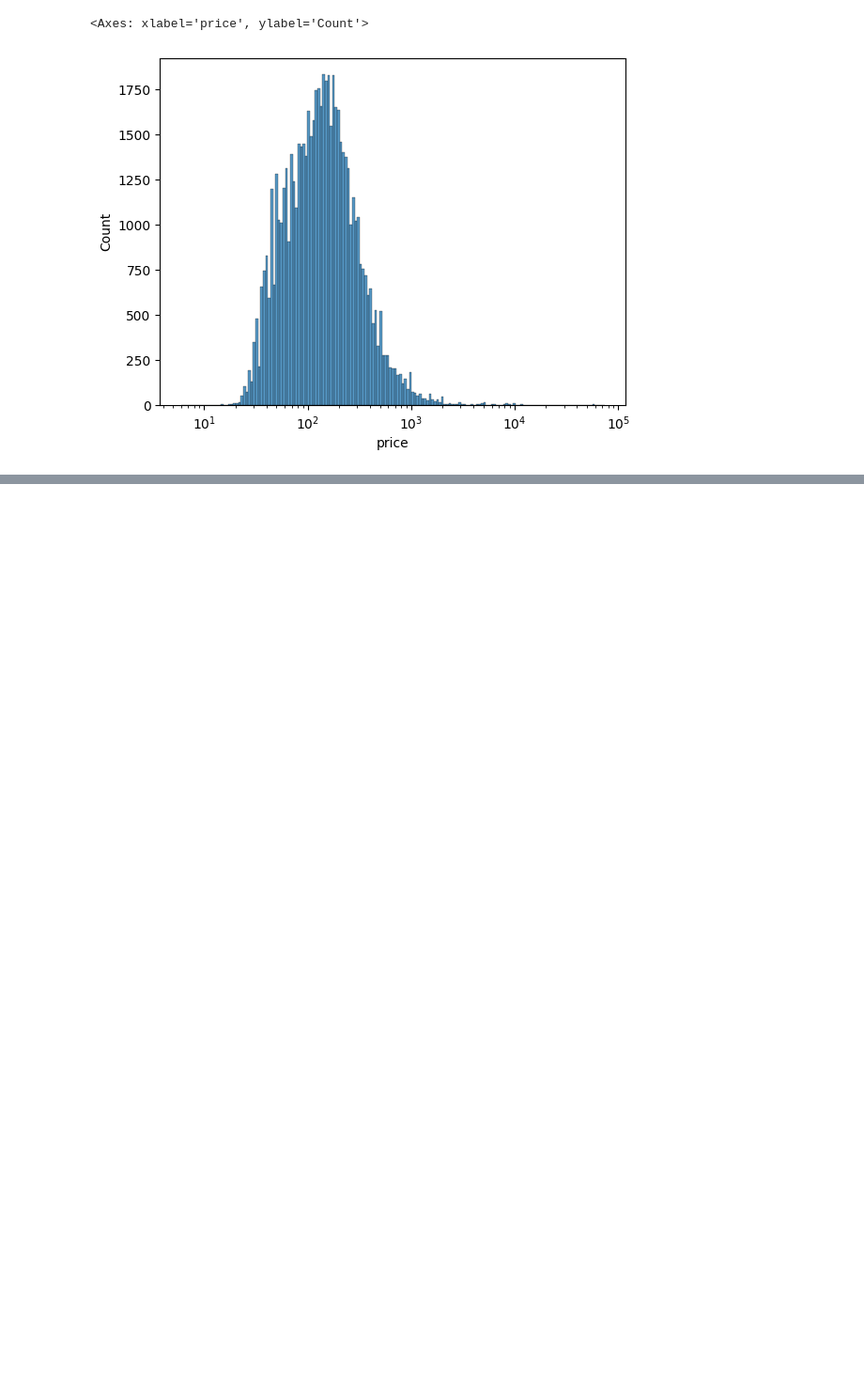
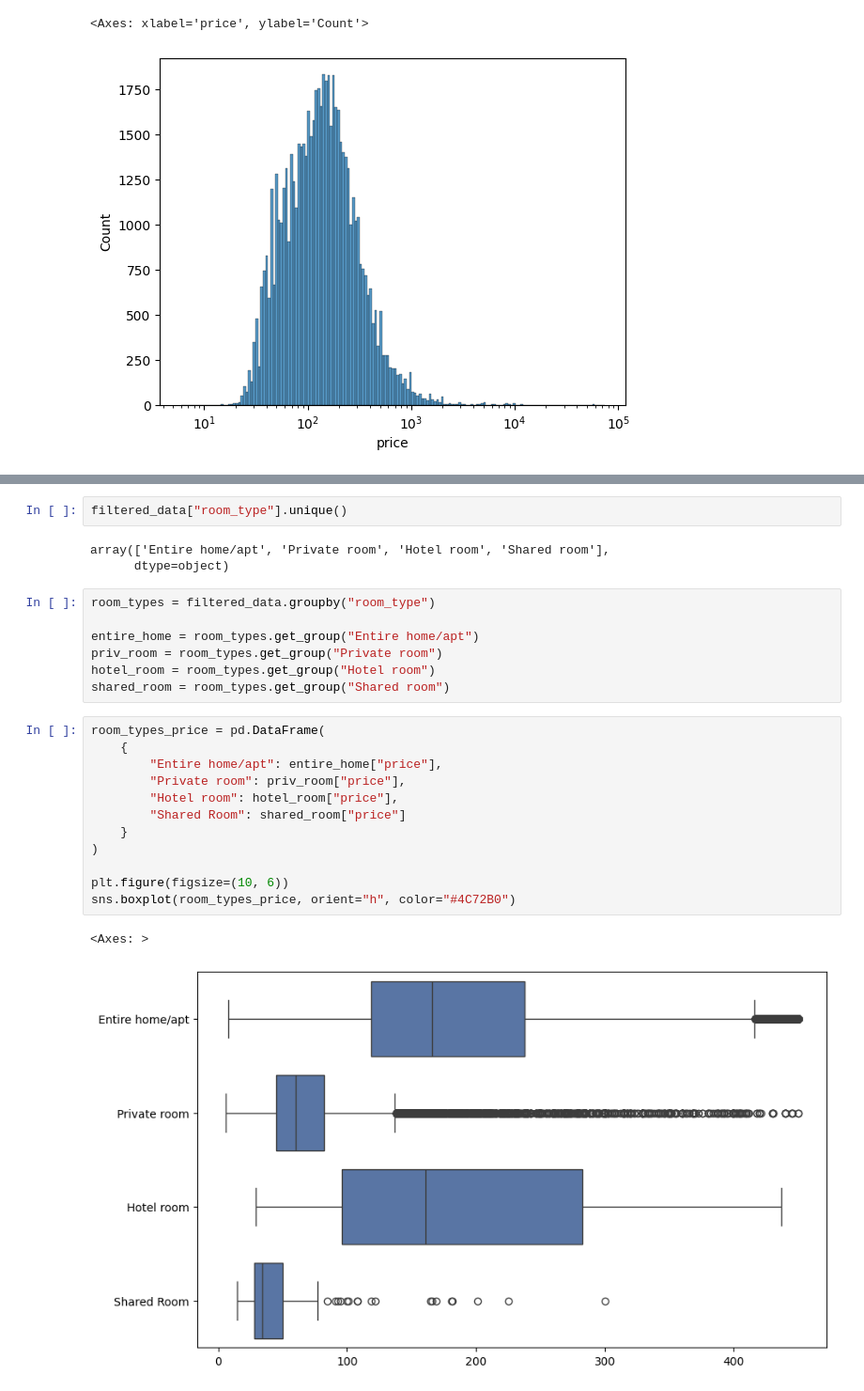
Before and after one commit to KaChaiLeung/airbnb-pricing-analysis, a Jupyter notebook: 03_eda_and_visualisations.ipynb, the cells around one changed output, grey strips where cells are left out. Shown: that part at 94% size. Saved outputs shown, nothing was run; the diff lists cells and outputs as text; blank space fills up the shorter version.

Commit message:
Plotted Boxplots

```diff
--- a/03_eda_and_visualisations.ipynb
+++ b/03_eda_and_visualisations.ipynb
@@ -33,0 +72,27 @@ sns.histplot(data["price"], log_scale=True)
+# %%
+filtered_data["room_type"].unique()
+# %% [output]
+array(['Entire home/apt', 'Private room', 'Hotel room', 'Shared room'],
+      dtype=object)
+# %%
+room_types = filtered_data.groupby("room_type")
+
+entire_home = room_types.get_group("Entire home/apt")
+priv_room = room_types.get_group("Private room")
+hotel_room = room_types.get_group("Hotel room")
+shared_room = room_types.get_group("Shared room")
+# %%
+room_types_price = pd.DataFrame(
+    {
+        "Entire home/apt": entire_home["price"],
+        "Private room": priv_room["price"],
+        "Hotel room": hotel_room["price"],
+        "Shared Room": shared_room["price"]
+    }
+)
+
+plt.figure(figsize=(10, 6))
+sns.boxplot(room_types_price, orient="h", color="#4C72B0")
+# %% [output]
+<Axes: >
+[figure, added]
```
Also changed, not shown: parts of 9 cells of this notebook.
